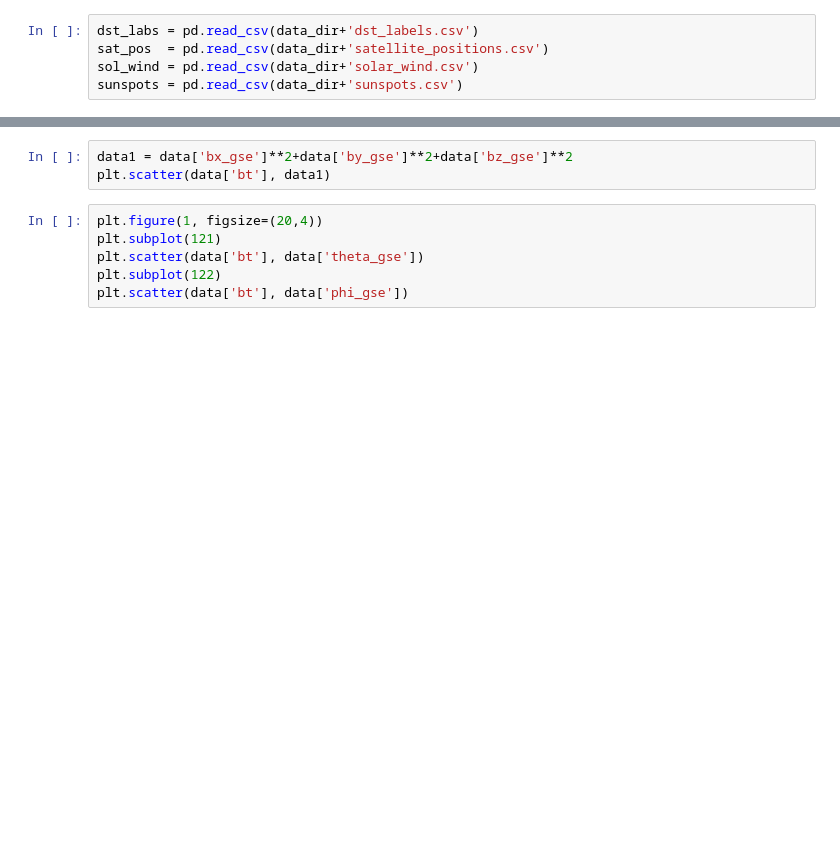
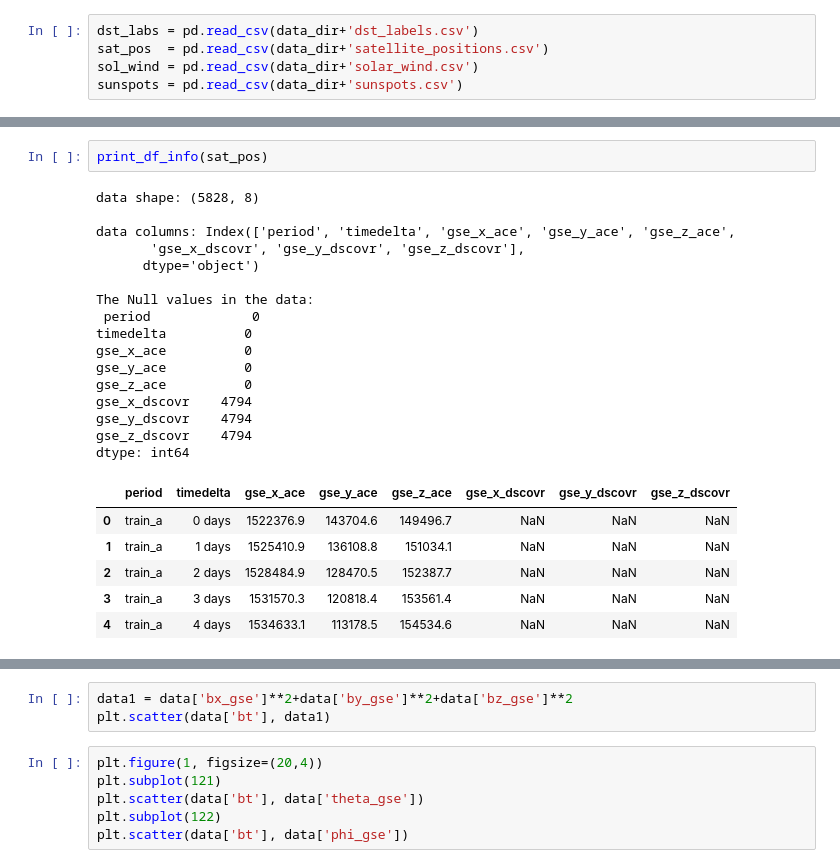
Before and after one commit to khanalg44/MagNet, a Jupyter notebook: 01_understand_data.ipynb, the cells around one changed output, grey strips where cells are left out. Cells and saved outputs as stored; diff of their text form; blank space fills up the shorter version.

```diff
--- a/01_understand_data.ipynb
+++ b/01_understand_data.ipynb
@@ -17,0 +42,25 @@ sunspots = pd.read_csv(data_dir+'sunspots.csv')
+# %%
+print_df_info(sat_pos)
+# %% [output]
+data shape: (5828, 8)
+
+data columns: Index(['period', 'timedelta', 'gse_x_ace', 'gse_y_ace', 'gse_z_ace',
+       'gse_x_dscovr', 'gse_y_dscovr', 'gse_z_dscovr'],
+      dtype='object')
+
+The Null values in the data:
+ period             0
+timedelta          0
+gse_x_ace          0
+gse_y_ace          0
+gse_z_ace          0
+gse_x_dscovr    4794
+gse_y_dscovr    4794
+gse_z_dscovr    4794
+dtype: int64
+|  | period | timedelta | gse_x_ace | gse_y_ace | gse_z_ace | gse_x_dscovr | gse_y_dscovr | gse_z_dscovr |
+| 0 | train_a | 0 days | 1522376.9 | 143704.6 | 149496.7 | NaN | NaN | NaN |
+| 1 | train_a | 1 days | 1525410.9 | 136108.8 | 151034.1 | NaN | NaN | NaN |
+| 2 | train_a | 2 days | 1528484.9 | 128470.5 | 152387.7 | NaN | NaN | NaN |
+| 3 | train_a | 3 days | 1531570.3 | 120818.4 | 153561.4 | NaN | NaN | NaN |
+| 4 | train_a | 4 days | 1534633.1 | 113178.5 | 154534.6 | NaN | NaN | NaN |
```
Also changed, not shown: parts of 23 cells of this notebook.
